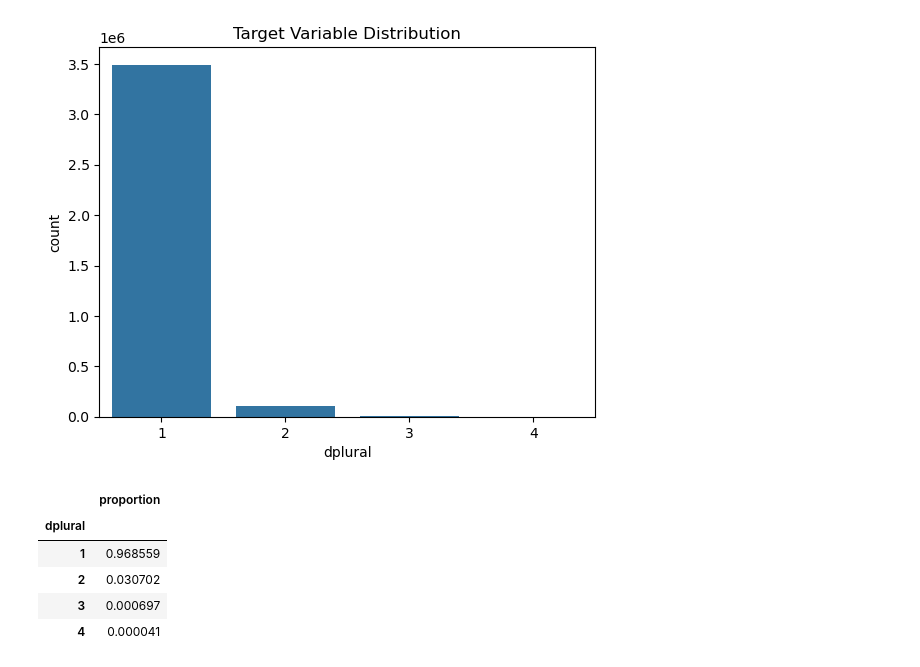
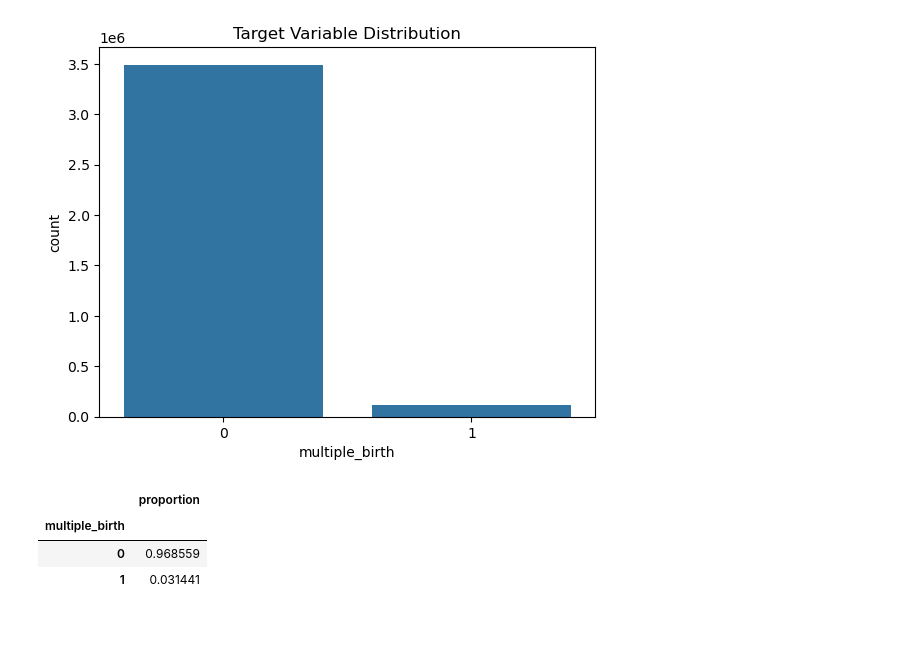
Before and after one commit to AriAlas/ML-AI-Capstone, a Jupyter notebook: capstone.ipynb, the cells around one changed output. Drawn from its saved outputs; the diff is of its cells as text; code cells hidden in the pictures; blank space fills up the shorter version.

```diff
--- a/capstone.ipynb
+++ b/capstone.ipynb
@@ -46,0 +87,9 @@ df = pd.read_fwf("data.txt",
+# %%
+# Convert Y/N to binary values
+
+yes_no_cols = [
+    'rf_inftr', 'rf_fedrg', 'rf_artec', 'wic', 'rf_ppterm', 'rf_pdiab', 'rf_phype'
+]
+
+for col in yes_no_cols:
+    df[col] = df[col].map({'Y': 1, 'N': 0}).astype('Int64')
@@ -47,3 +107,7 @@ df = pd.read_fwf("data.txt",
+# %%
+# Cast mbstate_rec to Int64 as well for aesthetics and consistency purposes
+
+df['mbstate_rec'] = df['mbstate_rec'].astype('Int64')
 # %%
 df.head()
 # %% [output]
@@ -87,0 +120,24 @@ df.describe()
+# %%
+# Renaming columns to a less cryptic name
+
+df.rename(columns={
+    'mager': 'mother_age',
+    'mbstate_rec': 'mother_nativity',
+    'priorlive': 'prior_live_births',
+    'illb_r11': 'months_since_last_birth',
+    'rf_inftr': 'infertility_treatment',
+    'rf_fedrg': 'fertility_drugs',
+    'rf_artec': 'assisted_repro_tech',
+    'bmi_r': 'bmi_category',
+    'wtgain_rec': 'weight_gain_category',
+    'cig0_r': 'cigs_before_pregnancy',
+    'cig1_r': 'cigs_first_trimester',
+    'precare5': 'prenatal_care_start',
+    'previs_rec': 'prenatal_visits',
+    'wic': 'wic_participation',
+    'rf_ppterm': 'prior_preterm_birth',
+    'rf_pdiab': 'pre_pregnancy_diabetes',
+    'rf_phype': 'pre_pregnancy_hypertension',
+    'dplural': 'plurality',
+    'imp_plur': 'plurality_imputed'
+}, inplace=True)
@@ -87,0 +153,4 @@ df.describe()
+# %%
+# Simplifying the target variable
+
+df['multiple_birth'] = df['plurality'].apply(lambda x: 1 if x > 1 else 0)
@@ -88,16 +255,14 @@ df.describe()
 # %%
-sns.countplot(x=df['dplural'])
+sns.countplot(x=df['multiple_birth'])
 plt.title("Target Variable Distribution")
 plt.show()
 
 # Numeric breakdown
-df['dplural'].value_counts(normalize=True).to_frame(name='proportion')
+df['multiple_birth'].value_counts(normalize=True).to_frame(name='proportion')
 # %% [output]
-[figure, old version]
+[figure, new version]
 |  | proportion |
-| dplural |  |
-| 1 | 0.968559 |
-| 2 | 0.030702 |
-| 3 | 0.000697 |
-| 4 | 0.000041 |
+| multiple_birth |  |
+| 0 | 0.968559 |
+| 1 | 0.031441 |
 # %%
```
Also changed, not shown: parts of 48 cells of this notebook.
